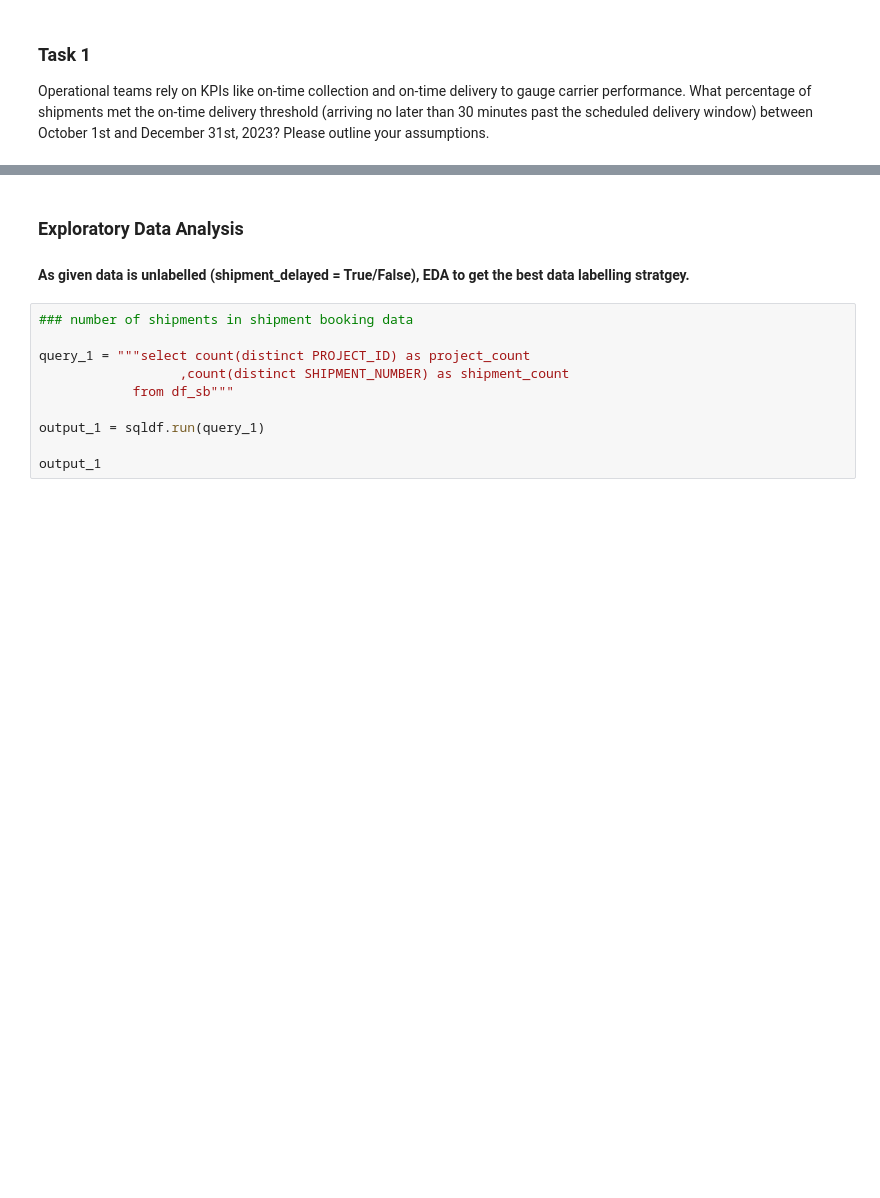
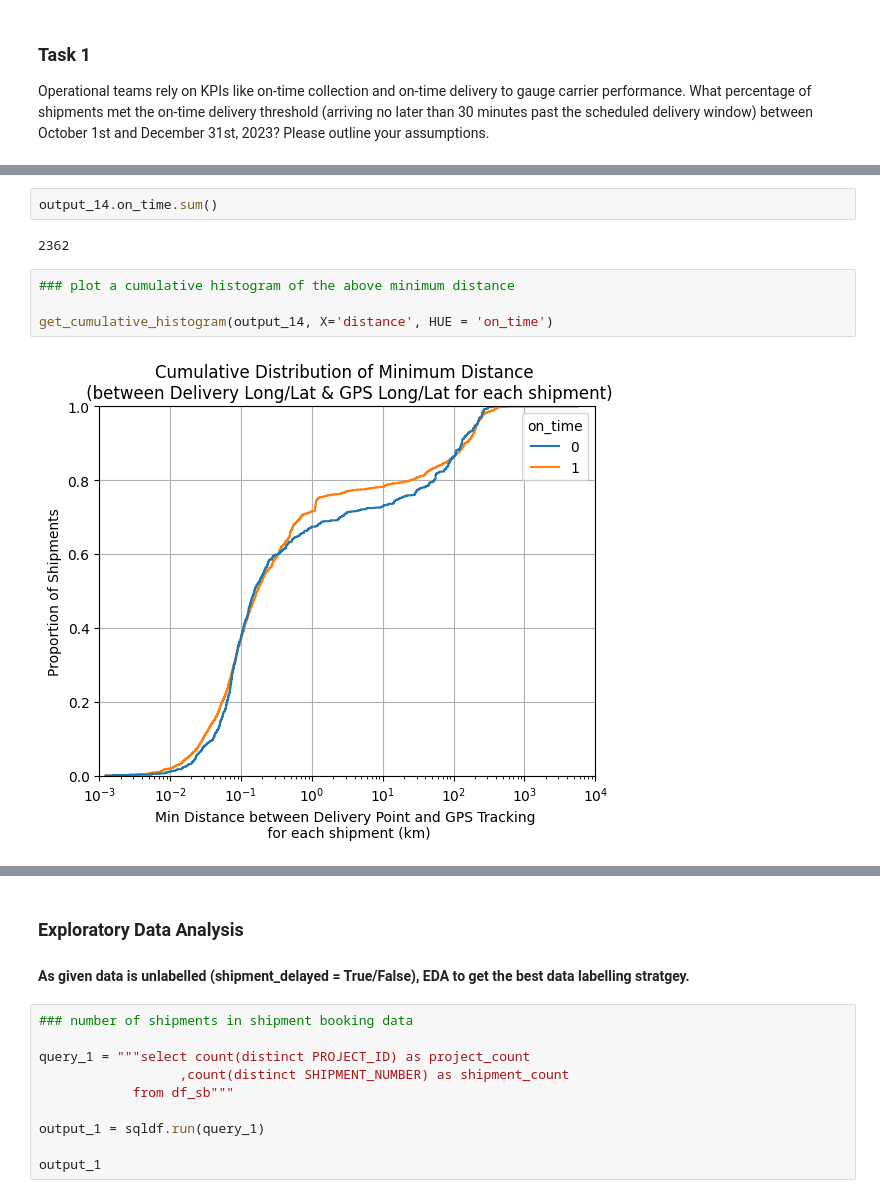
Before and after one commit to abhigued/digihaul_assessment, a Jupyter notebook: OneDrive_1_26-09-2024/Assessment.ipynb, the cells around one changed output, grey strips where cells are left out. Saved outputs shown, nothing was run; the diff lists cells and outputs as text; blank space fills up the shorter version.

```diff
--- a/OneDrive_1_26-09-2024/Assessment.ipynb
+++ b/OneDrive_1_26-09-2024/Assessment.ipynb
@@ -143,0 +209,10 @@ Operational teams rely on KPIs like on-time collection and on-time delivery to g
+# %%
+output_14.on_time.sum()
+# %% [output]
+2362
+# %%
+### plot a cumulative histogram of the above minimum distance
+
+get_cumulative_histogram(output_14, X='distance', HUE = 'on_time')
+# %% [output]
+[figure, added]
```
Also changed, not shown: parts of 52 cells of this notebook, 5 other files.
